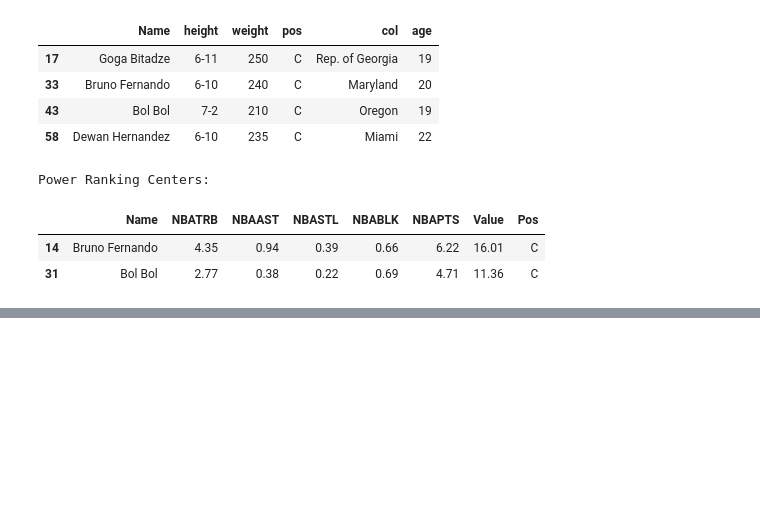
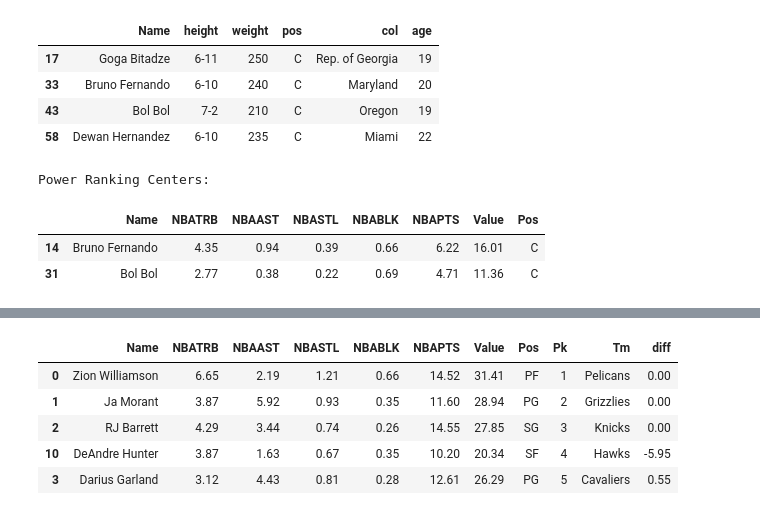
Before and after one commit to SidTheKid007/NBARookieAnalysis, a Jupyter notebook: Modified Rookie Predictions 2.ipynb, the cells around one changed output, grey strips where cells are left out. Saved outputs shown, nothing was run; the diff lists cells and outputs as text; code cells hidden in the pictures; blank space fills up the shorter version.

```diff
--- a/Modified Rookie Predictions 2.ipynb
+++ b/Modified Rookie Predictions 2.ipynb
@@ -1118,0 +1121,7 @@ Power Ranking Centers:
+# %%
+dfm = pd.read_csv('fixlater2.csv')
+dfm = dfm[['Name','Pk','Tm']]
+finaly = dfo.merge(dfm, left_on='Name', right_on='Name')
+finaly.Tm = finaly.Tm.str[:-4]
+finaly = finaly.sort_values('Pk', ascending=True)
+finaly.head()
@@ -1118,0 +1135,11 @@ Power Ranking Centers:
+# %%
+finaly['diff'] = finaly.sort_values('Pk', ascending=True)['Value'].values - finaly.sort_values('Value', ascending=False)['Value'].values
+# %%
+finaly.head()
+# %% [output]
+|  | Name | NBATRB | NBAAST | NBASTL | NBABLK | NBAPTS | Value | Pos | Pk | Tm | diff |
+| 0 | Zion Williamson | 6.65 | 2.19 | 1.21 | 0.66 | 14.52 | 31.41 | PF | 1 | Pelicans | 0.00 |
+| 1 | Ja Morant | 3.87 | 5.92 | 0.93 | 0.35 | 11.60 | 28.94 | PG | 2 | Grizzlies | 0.00 |
+| 2 | RJ Barrett | 4.29 | 3.44 | 0.74 | 0.26 | 14.55 | 27.85 | SG | 3 | Knicks | 0.00 |
+| 10 | DeAndre Hunter | 3.87 | 1.63 | 0.67 | 0.35 | 10.20 | 20.34 | SF | 4 | Hawks | -5.95 |
+| 3 | Darius Garland | 3.12 | 4.43 | 0.81 | 0.28 | 12.61 | 26.29 | PG | 5 | Cavaliers | 0.55 |
```
Also changed, not shown: parts of 9 cells of this notebook.
